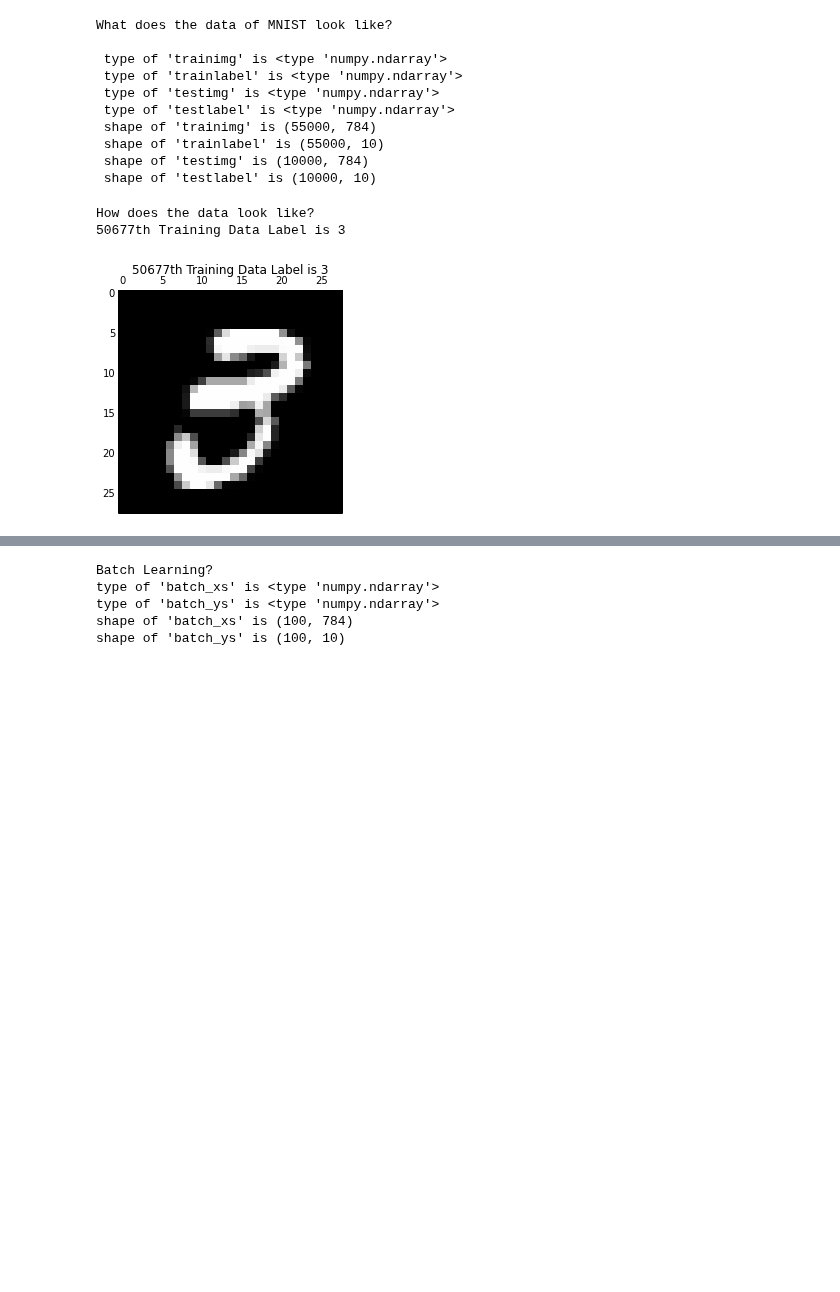
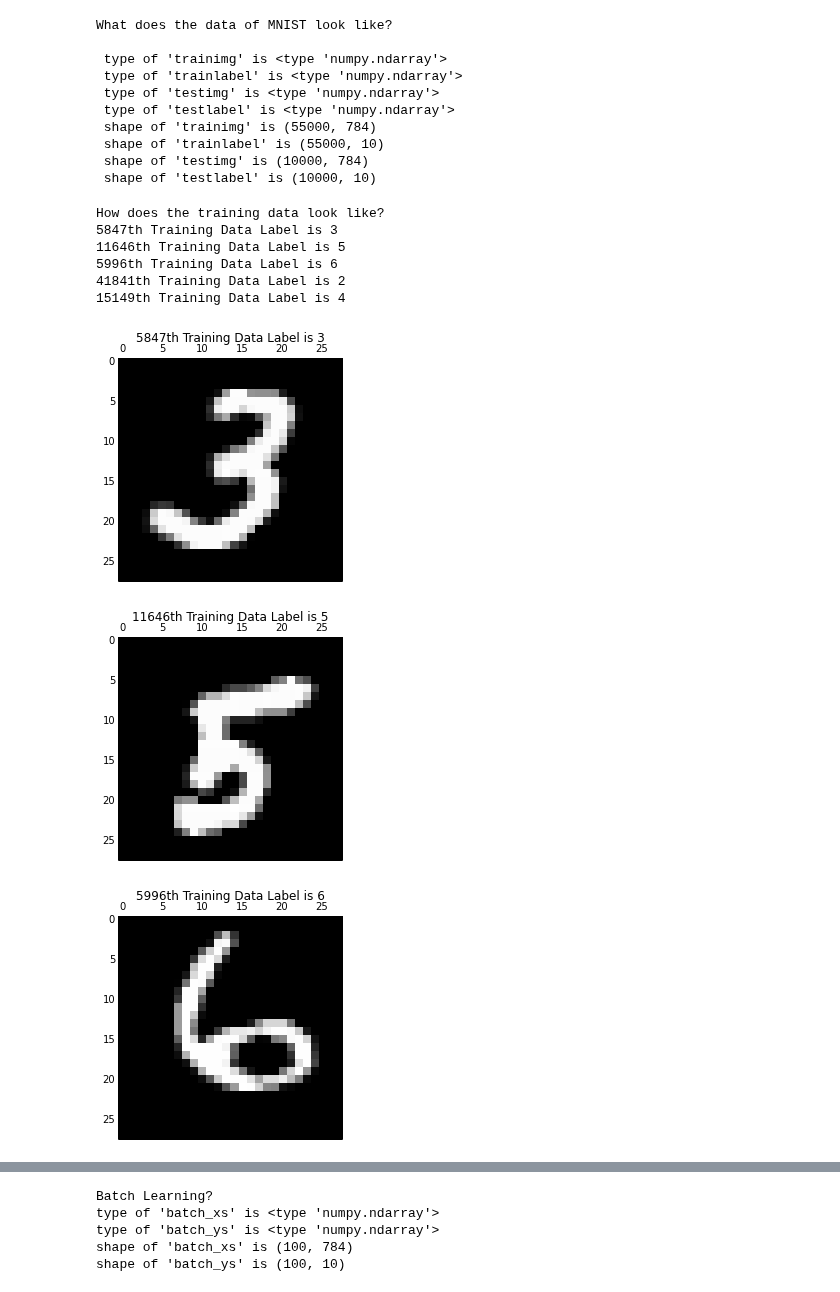
Before and after one commit to sjchoi86/Tensorflow-101, a Jupyter notebook: notebooks/basic_mnist.ipynb, the cells around one changed output, grey strips where cells are left out. Drawn from its saved outputs; the diff is of its cells as text; code cells hidden in the pictures; blank space fills up the shorter version.

```diff
--- a/notebooks/basic_mnist.ipynb
+++ b/notebooks/basic_mnist.ipynb
@@ -56,19 +58,25 @@ What does the data of MNIST look like?
  shape of 'testlabel' is (10000, 10)
 # %%
 # How does the training data look like?
-print ("How does the data look like?")
-nsample = 1
+print ("How does the training data look like?")
+nsample = 5
 randidx = np.random.randint(trainimg.shape[0], size=nsample)
 
 for i in randidx:
     curr_img   = np.reshape(trainimg[i, :], (28, 28)) # 28 by 28 matrix
     curr_label = np.argmax(trainlabel[i, :] ) # Label
     plt.matshow(curr_img, cmap=plt.get_cmap('gray'))
     plt.title("" + str(i) + "th Training Data "
               + "Label is " + str(curr_label))
     print ("" + str(i) + "th Training Data "
            + "Label is " + str(curr_label))
 # %% [output]
-How does the data look like?
-50677th Training Data Label is 3
+How does the training data look like?
+5847th Training Data Label is 3
+11646th Training Data Label is 5
+5996th Training Data Label is 6
+41841th Training Data Label is 2
+15149th Training Data Label is 4
-[figure, old version]
+[figure, new version]
+[figure, added]
+[figure, added]
```
Also changed, not shown: parts of 8 cells of this notebook, 5 other files.
